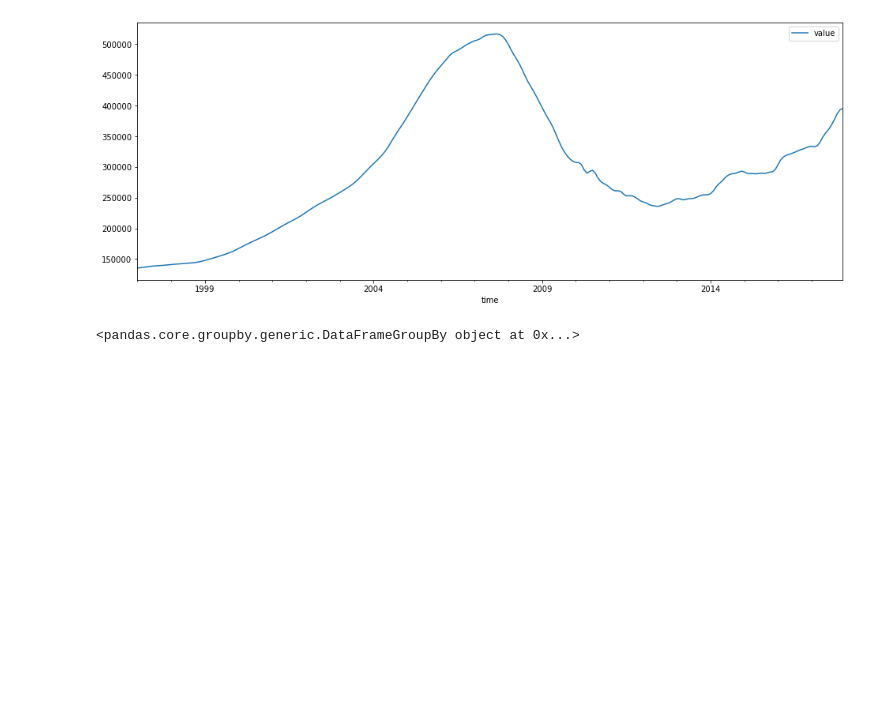
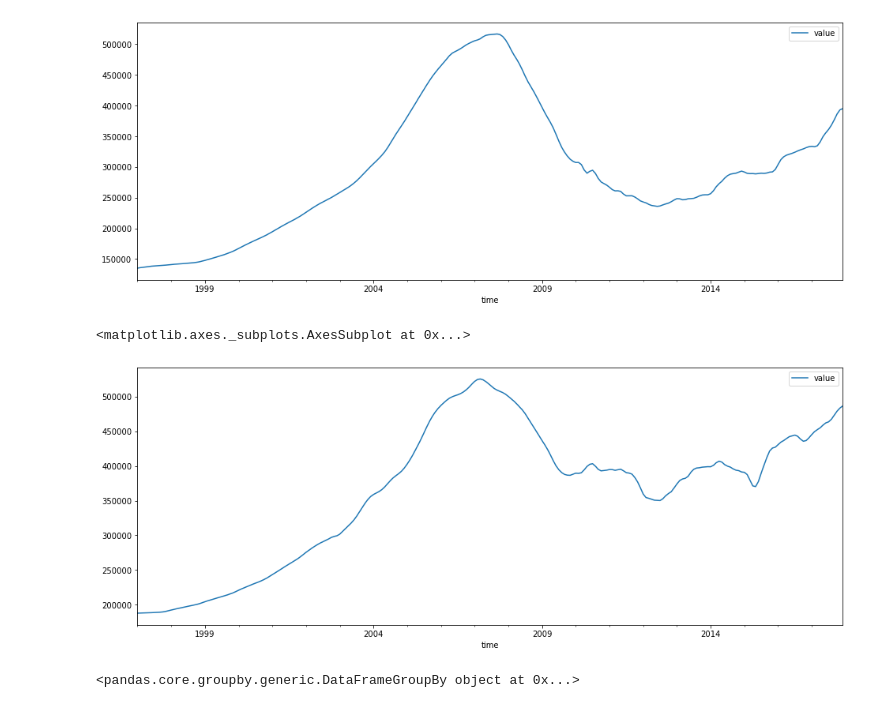
Before and after one commit to Eric-G-Romano/Real-Estate-Investment-Strategy, a Jupyter notebook: time-series/starter_notebook.ipynb, the cells around one changed output. Cells and saved outputs as stored; diff of their text form; code cells hidden in the pictures; blank space fills up the shorter version.

Commit message:
Added 5 countys

```diff
--- a/time-series/starter_notebook.ipynb
+++ b/time-series/starter_notebook.ipynb
@@ -197,6 +245,10 @@ wny_zd_long
 # %%
 # Make time as the index
 wny_zd_long.set_index('time', inplace=True)
+uc_zd_long.set_index('time', inplace=True)
+nb_zd_long.set_index('time', inplace=True)
+wh_zd_long.set_index('time', inplace=True)
+seca_zd_long.set_index('time', inplace=True)
 # %%
 wny_zd_long.head()
 # %% [output]
@@ -229,3 +275,21 @@ wny_zd = wny_zd[9:]
+# %%
+wny_zd = wny_zd_long.drop(['RegionName', 'City', 'State', 'Metro', 'CountyName', 'SizeRank', 'RegionID'], axis=1)
+uc_zd = uc_zd_long.drop(['RegionName', 'City', 'State', 'Metro', 'CountyName', 'SizeRank', 'RegionID'], axis=1)
+nb_zd = nb_zd_long.drop(['RegionName', 'City', 'State', 'Metro', 'CountyName', 'SizeRank', 'RegionID'], axis=1)
+wh_zd = wh_zd_long.drop(['RegionName', 'City', 'State', 'Metro', 'CountyName', 'SizeRank', 'RegionID'], axis=1)
+seca_zd = seca_zd_long.drop(['RegionName', 'City', 'State', 'Metro', 'CountyName', 'SizeRank', 'RegionID'], axis=1)
+# %%
+wny_zd = wny_zd[:-4]
+uc_zd = uc_zd[:-4]
+nb_zd = nb_zd[:-4]
+wh_zd = wh_zd[:-4]
+seca_zd = seca_zd[:-4]
+# %%
+wny_zd = wny_zd[9:]
+uc_zd = uc_zd[9:]
+nb_zd = nb_zd[9:]
+wh_zd = wh_zd[9:]
+seca_zd = seca_zd[9:]
 # %%
 wny_zd.info()
 # %% [output]
@@ -241,6 +305,11 @@ wny_zd.plot(figsize = (16,6))
 # %% [output]
 <matplotlib.axes._subplots.AxesSubplot at 0x...>
 [figure]
+# %%
+seca_zd.plot(figsize = (16,6))
+# %% [output]
+<matplotlib.axes._subplots.AxesSubplot at 0x...>
+[figure, added]
 # %%
 # grouping and visualizing time series data
 wny_zd.groupby(pd.Grouper(freq ='A'))
```
Also changed, not shown: parts of 115 cells of this notebook.
